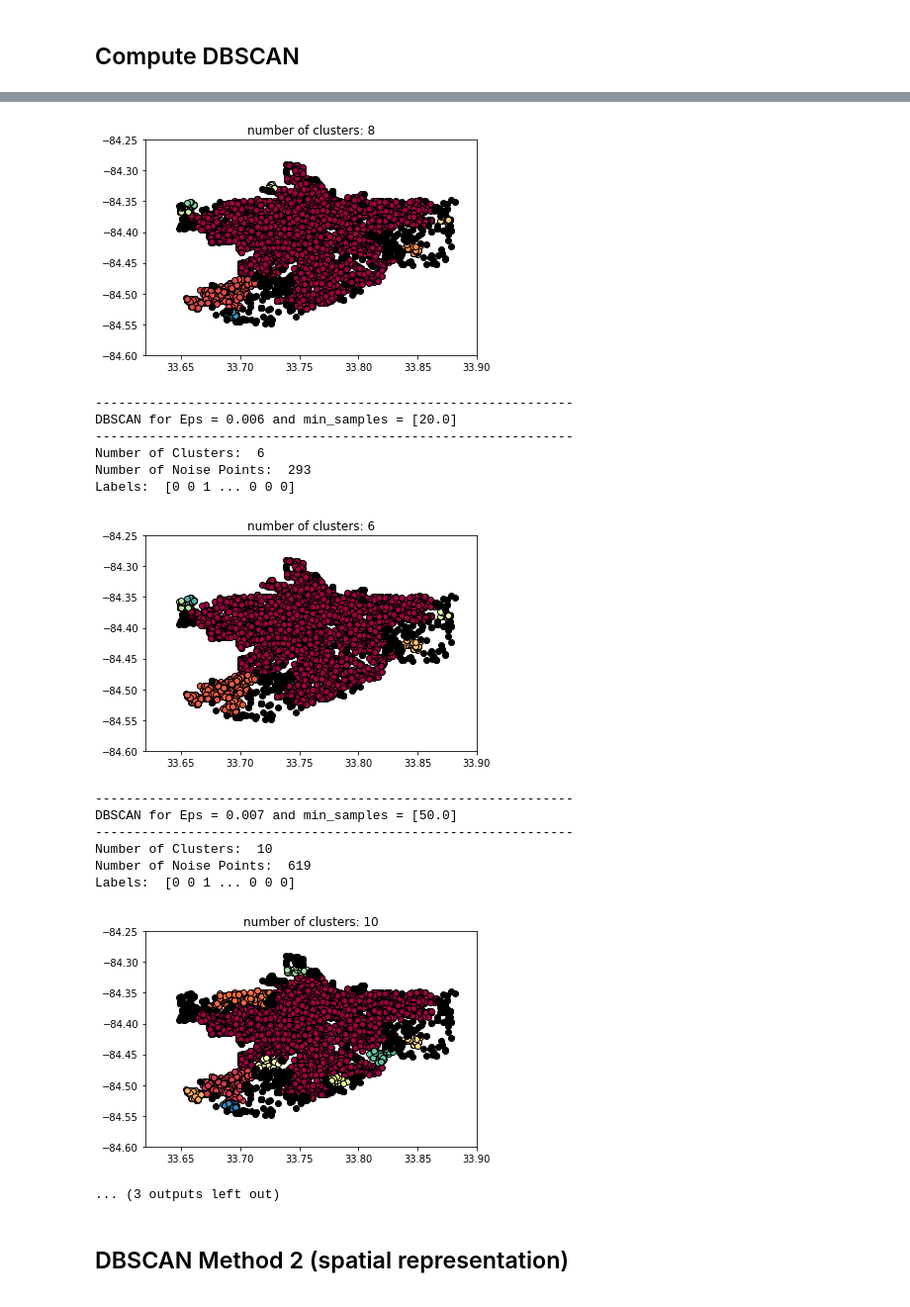
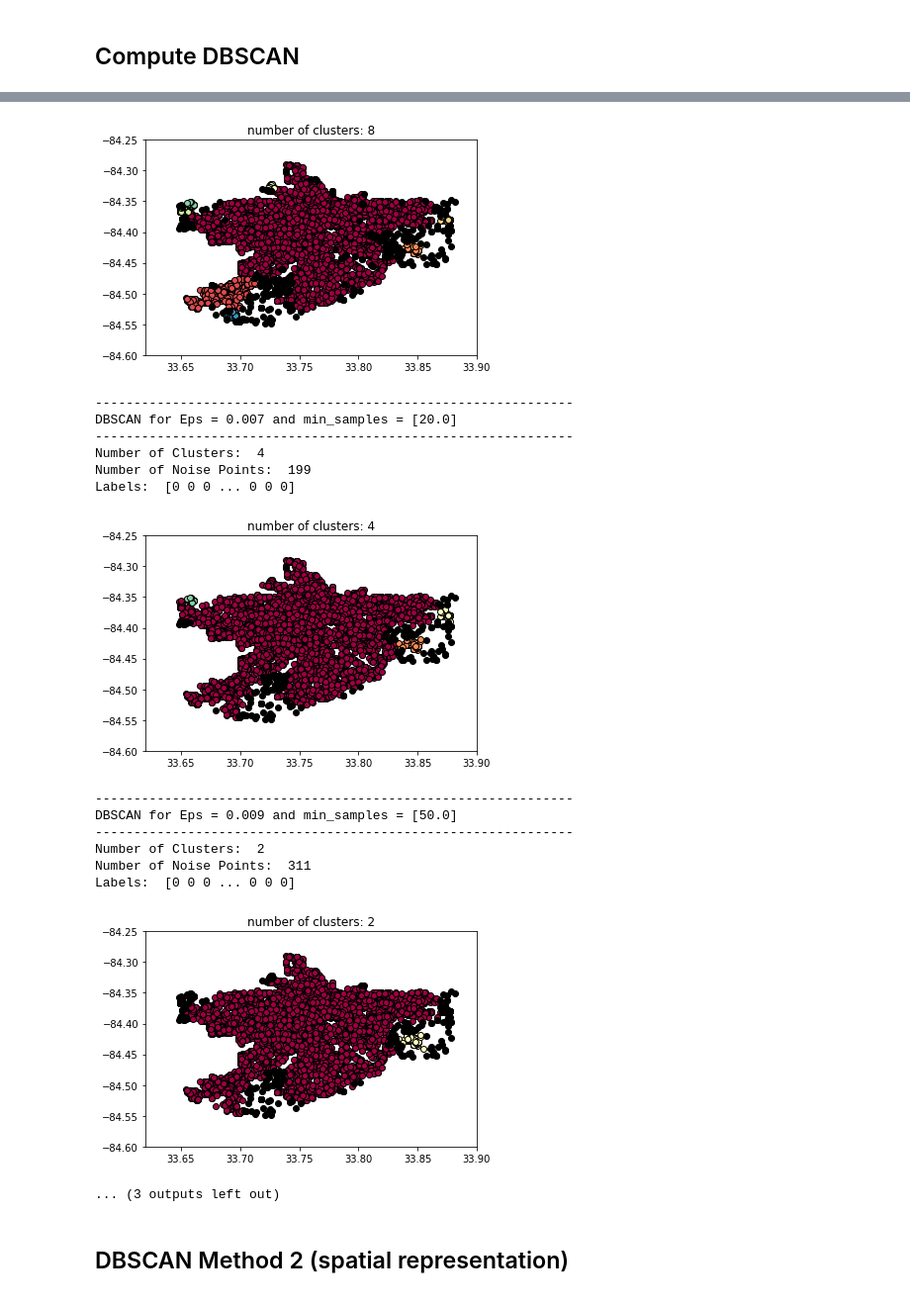
Before and after one commit to sanjeevprasada/AtlantaCrime, a Jupyter notebook: Unsupervised_Algs.ipynb, the cells around one changed output, grey strips where cells are left out. Shown at 99% size. Cells and saved outputs as stored; diff of their text form; code cells hidden in the pictures.

```diff
--- a/Unsupervised_Algs.ipynb
+++ b/Unsupervised_Algs.ipynb
@@ -149,8 +150,12 @@ nbrs NearestNeighbors(algorithm='auto', leaf_size=30, metric='minkowski',
 # %%
 #Parameters are in form of tuples where the first value is eps
 #and the second value is min_samples i.e: (eps,min_samples)
+
+#params before 18,000 points were eliminated
 #params_array = np.array([(0.002,3),(0.0025,5),(0.004,10),(0.005,15),(0.006,20),(0.007,50),(0.010,100)])
-params_array = np.array([(0.002,3),(0.0025,5),(0.004,10),(0.005,15),(0.006,20),(0.007,50),(0.010,100)])
+
+#params after 18,000 points were eliminated
+params_array = np.array([(0.002,3),(0.003,5),(0.004,10),(0.005,15),(0.007,20),(0.009,50),(0.011,100)])
 for params in params_array:
     db = sk.cluster.DBSCAN(params[0], params[1]).fit(X)
     core_samples_mask = np.zeros_like(db.labels_, dtype=bool)
@@ -185,31 +190,31 @@ Labels:  [0 0 1 ... 0 0 0]
 --------------------------------------------------------------
 DBSCAN for Eps = 0.004 and min_samples = [10.0]
 --------------------------------------------------------------
 Number of Clusters:  23
 Number of Noise Points:  421
 Labels:  [0 0 1 ... 0 0 0]
 [figure]
 --------------------------------------------------------------
 DBSCAN for Eps = 0.005 and min_samples = [15.0]
 --------------------------------------------------------------
 Number of Clusters:  8
 Number of Noise Points:  375
 Labels:  [0 0 1 ... 0 0 0]
 [figure]
 --------------------------------------------------------------
-DBSCAN for Eps = 0.006 and min_samples = [20.0]
+DBSCAN for Eps = 0.007 and min_samples = [20.0]
 --------------------------------------------------------------
-Number of Clusters:  6
-Number of Noise Points:  293
-Labels:  [0 0 1 ... 0 0 0]
+Number of Clusters:  4
+Number of Noise Points:  199
+Labels:  [0 0 0 ... 0 0 0]
-[figure, old version]
+[figure, new version]
 --------------------------------------------------------------
-DBSCAN for Eps = 0.007 and min_samples = [50.0]
+DBSCAN for Eps = 0.009 and min_samples = [50.0]
 --------------------------------------------------------------
-Number of Clusters:  10
-Number of Noise Points:  619
-Labels:  [0 0 1 ... 0 0 0]
+Number of Clusters:  2
+Number of Noise Points:  311
+Labels:  [0 0 0 ... 0 0 0]
-[figure, old version]
+[figure, new version]
 ... (3 outputs left out)
 # %% [markdown]
 ## DBSCAN Method 2 (spatial representation)
```
Also changed, not shown: parts of 10 cells of this notebook.
